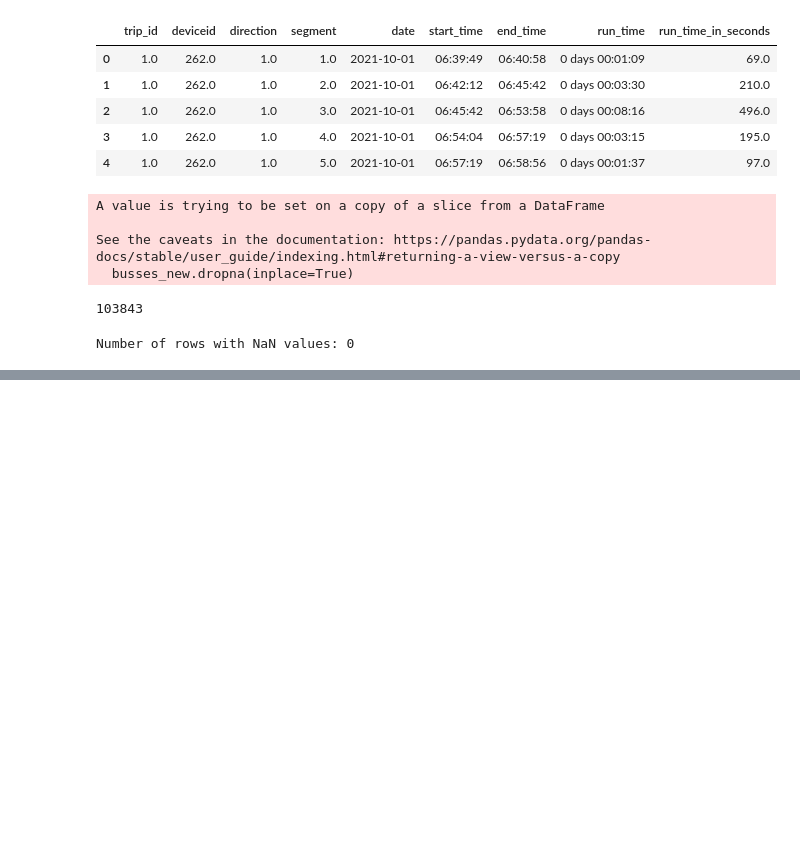
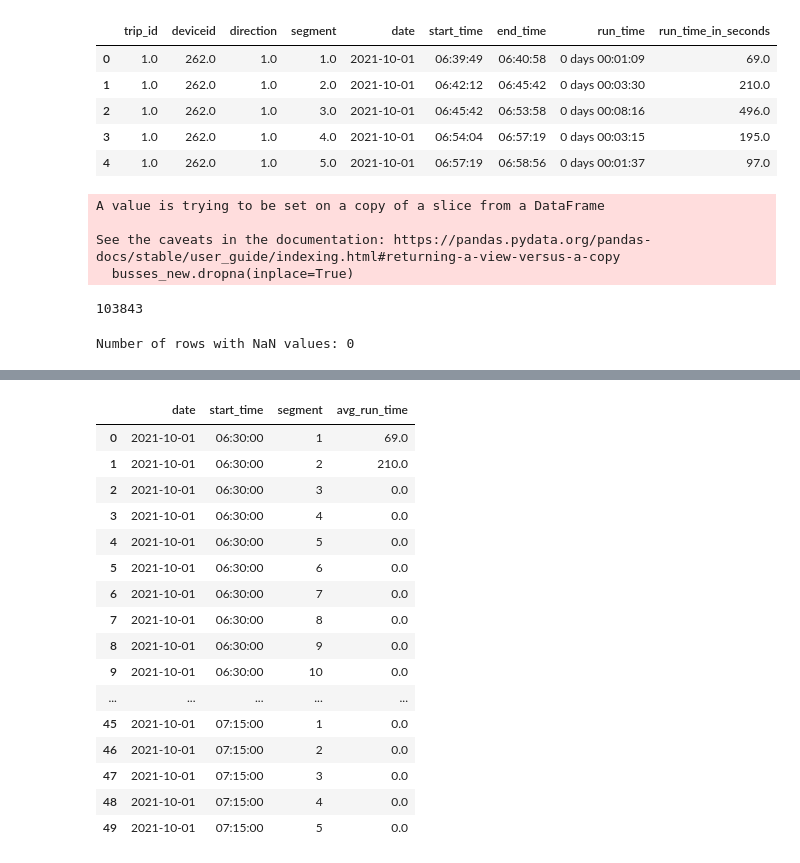
Before and after one commit to ThemiraChathumina/DSE_Project, a Jupyter notebook: run_time_15_segments.ipynb, the cells around one changed output, grey strips where cells are left out. Drawn from its saved outputs; the diff is of its cells as text; code cells hidden in the pictures; blank space fills up the shorter version.

```diff
--- a/run_time_15_segments.ipynb
+++ b/run_time_15_segments.ipynb
@@ -9,6 +9,13 @@ from tensorflow.keras.optimizers import RMSprop
 from tensorflow.keras.callbacks import EarlyStopping
 # %%
 segments = 15
+# Set the time step in minutes
+time_step = 15
+# Set the start and end times for the time window
+
+start_time = '06:00:00'
+
+end_time = '19:00:00'
 # %%
 initial = pd.read_csv("data/bus_running_times_feature_added_all.csv")
 # %%
@@ -61,0 +115,3 @@ busses_test = busses_new[mask]
+# %%
+df = getAvgRuntimeWithSegment(busses_train,time_step,segments)
+df.head()
@@ -61,0 +125,20 @@ busses_test = busses_new[mask]
+# %%
+df.head(50)
+# %% [output]
+|  | date | start_time | segment | avg_run_time |
+| 0 | 2021-10-01 | 06:30:00 | 1 | 69.0 |
+| 1 | 2021-10-01 | 06:30:00 | 2 | 210.0 |
+| 2 | 2021-10-01 | 06:30:00 | 3 | 0.0 |
+| 3 | 2021-10-01 | 06:30:00 | 4 | 0.0 |
+| 4 | 2021-10-01 | 06:30:00 | 5 | 0.0 |
+| 5 | 2021-10-01 | 06:30:00 | 6 | 0.0 |
+| 6 | 2021-10-01 | 06:30:00 | 7 | 0.0 |
+| 7 | 2021-10-01 | 06:30:00 | 8 | 0.0 |
+| 8 | 2021-10-01 | 06:30:00 | 9 | 0.0 |
+| 9 | 2021-10-01 | 06:30:00 | 10 | 0.0 |
+| ... | ... | ... | ... | ... |
+| 45 | 2021-10-01 | 07:15:00 | 1 | 0.0 |
+| 46 | 2021-10-01 | 07:15:00 | 2 | 0.0 |
+| 47 | 2021-10-01 | 07:15:00 | 3 | 0.0 |
+| 48 | 2021-10-01 | 07:15:00 | 4 | 0.0 |
+| 49 | 2021-10-01 | 07:15:00 | 5 | 0.0 |
```
Also changed, not shown: parts of 15 cells of this notebook, 4 other files.
